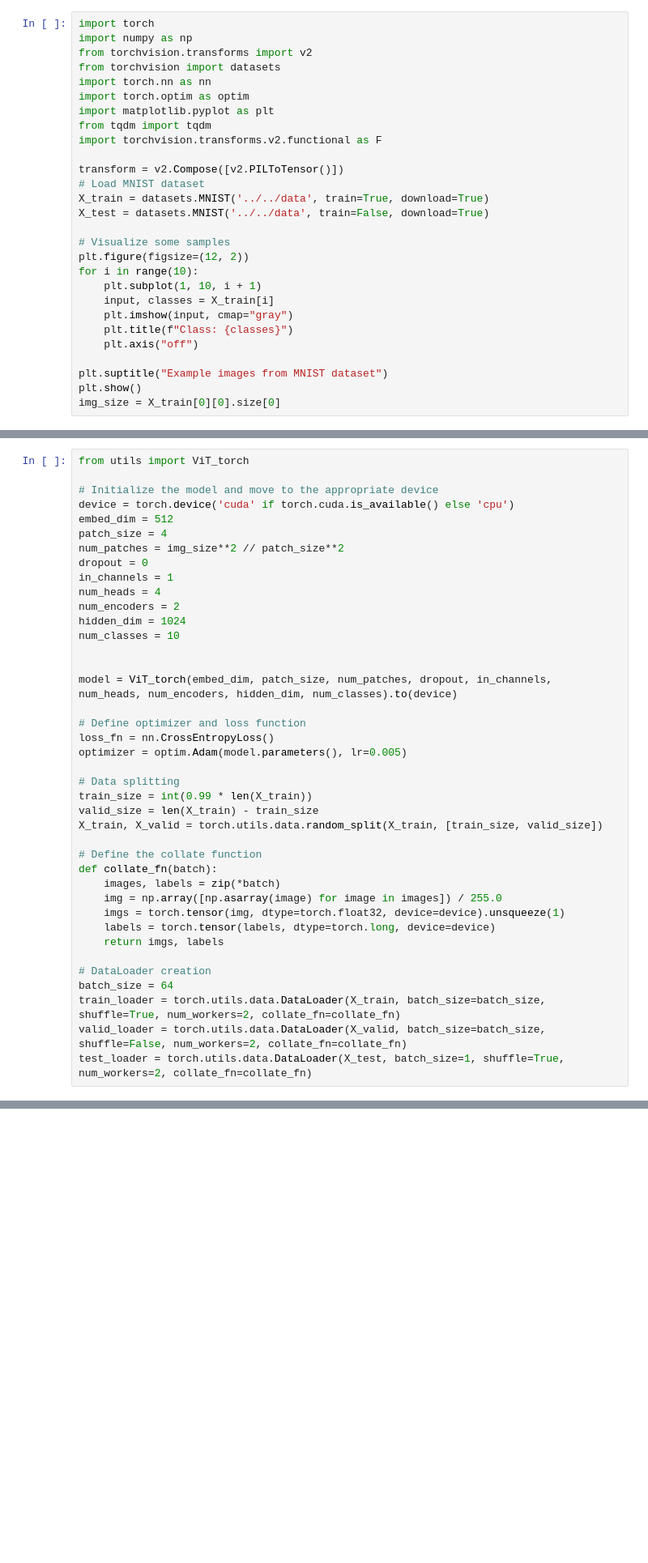
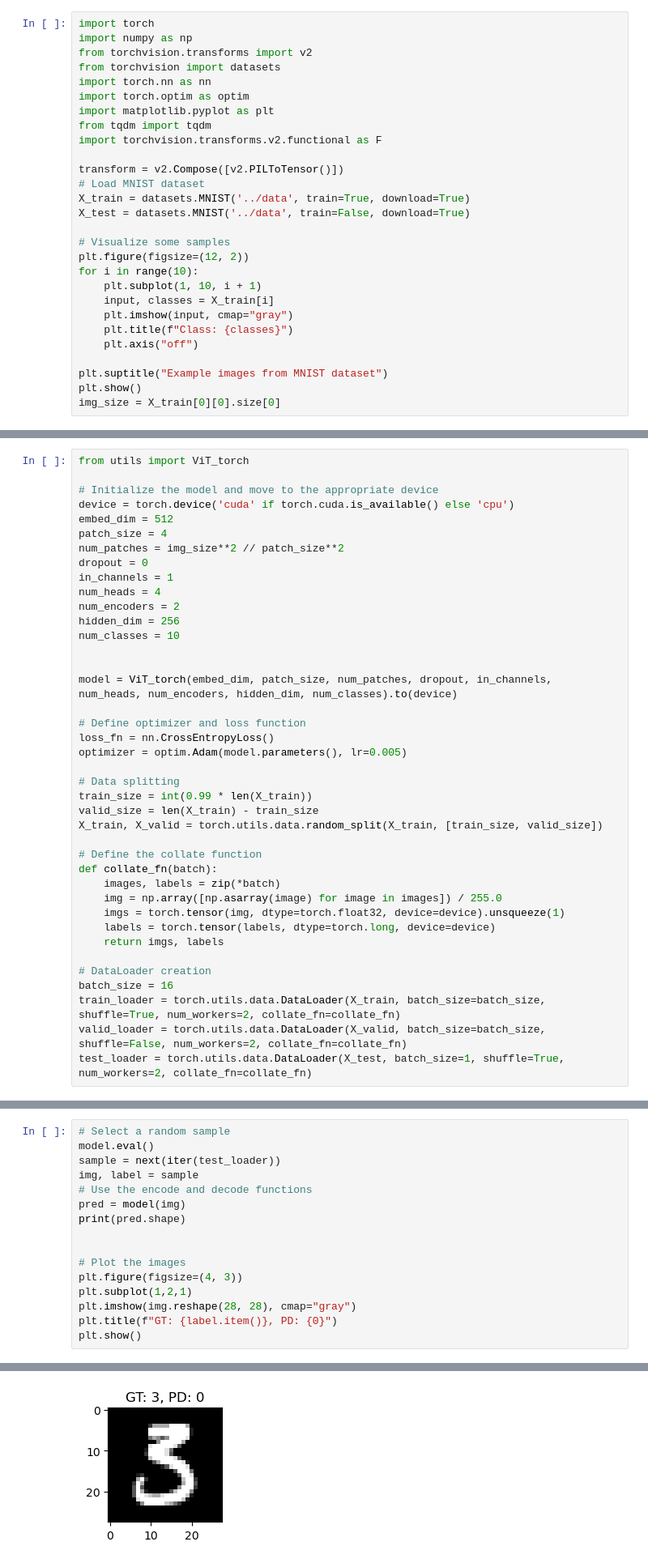
Before and after one commit to Jookare/Transformers, a Jupyter notebook: Vision Transformer/main.ipynb, the cells around one changed output, grey strips where cells are left out. Shown at 81% size. Cells and saved outputs as stored; diff of their text form; blank space fills up the shorter version.

```diff
--- a/Vision Transformer/main.ipynb
+++ b/Vision Transformer/main.ipynb
@@ -111,8 +111,8 @@ import torchvision.transforms.v2.functional as F
 
 transform = v2.Compose([v2.PILToTensor()])
 # Load MNIST dataset
-X_train = datasets.MNIST('../../data', train=True, download=True)
-X_test = datasets.MNIST('../../data', train=False, download=True)
+X_train = datasets.MNIST('../data', train=True, download=True)
+X_test = datasets.MNIST('../data', train=False, download=True)
 
 # Visualize some samples
 plt.figure(figsize=(12, 2))
@@ -140,7 +140,7 @@ dropout = 0
 in_channels = 1
 num_heads = 4
 num_encoders = 2
-hidden_dim = 1024
+hidden_dim = 256
 num_classes = 10
 
 
@@ -164,7 +164,7 @@ def collate_fn(batch):
     return imgs, labels
 
 # DataLoader creation
-batch_size = 64
+batch_size = 16
 train_loader = torch.utils.data.DataLoader(X_train, batch_size=batch_size, shuffle=True, num_workers=2, collate_fn=collate_fn)
 valid_loader = torch.utils.data.DataLoader(X_valid, batch_size=batch_size, shuffle=False, num_workers=2, collate_fn=collate_fn)
 test_loader = torch.utils.data.DataLoader(X_test, batch_size=1, shuffle=True, num_workers=2, collate_fn=collate_fn)
@@ -214,0 +217,17 @@ KeyboardInterrupt:
+# %%
+# Select a random sample
+model.eval()
+sample = next(iter(test_loader))
+img, label = sample
+# Use the encode and decode functions
+pred = model(img)
+print(pred.shape)
+
+
+# Plot the images
+plt.figure(figsize=(4, 3))
+plt.subplot(1,2,1)
+plt.imshow(img.reshape(28, 28), cmap="gray")
+plt.title(f"GT: {label.item()}, PD: {0}")
+plt.show()
+# %% [output]
@@ -214,0 +235 @@ KeyboardInterrupt:
+[figure, added]
```
Also changed, not shown: parts of 3 cells of this notebook, 5 other files.
